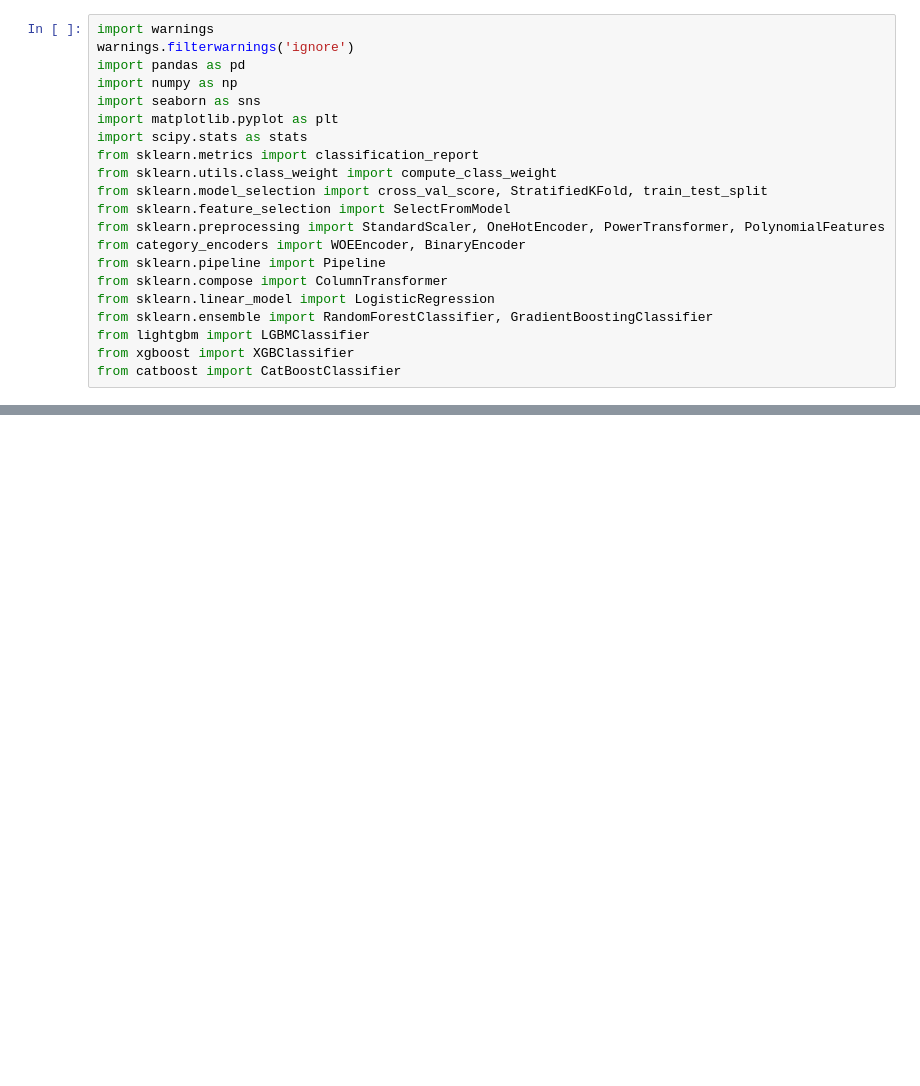
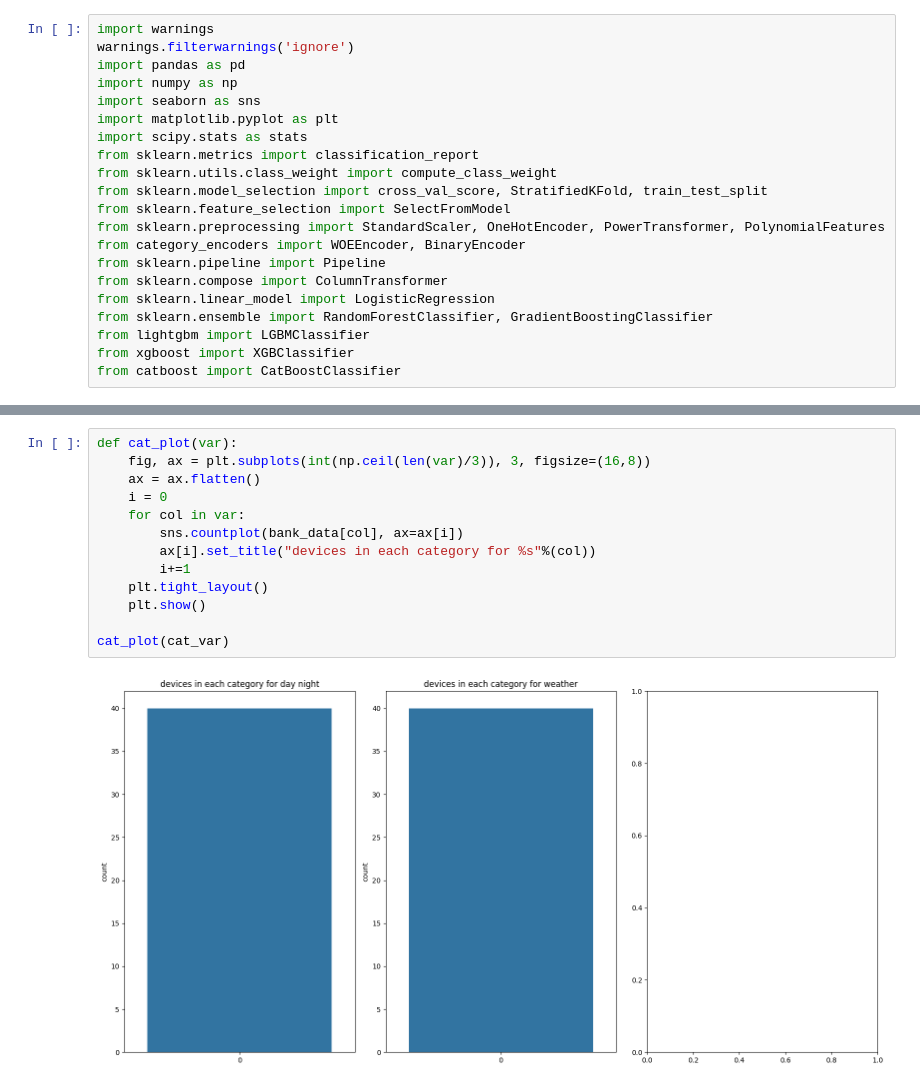
Before and after one commit to kamo1010/injury-big-data, a Jupyter notebook: SHAP Interpretation.ipynb, the cells around one changed output, grey strips where cells are left out. Drawn from its saved outputs; the diff is of its cells as text; blank space fills up the shorter version.

```diff
--- a/SHAP Interpretation.ipynb
+++ b/SHAP Interpretation.ipynb
@@ -26,0 +190,15 @@ bank_data.head(5)
+# %%
+def cat_plot(var):
+    fig, ax = plt.subplots(int(np.ceil(len(var)/3)), 3, figsize=(16,8))
+    ax = ax.flatten()
+    i = 0
+    for col in var:
+        sns.countplot(bank_data[col], ax=ax[i])
+        ax[i].set_title("devices in each category for %s"%(col))
+        i+=1
+    plt.tight_layout()
+    plt.show()
+
+cat_plot(cat_var)
+# %% [output]
+[figure, added]
```
Also changed, not shown: parts of 24 cells of this notebook.
